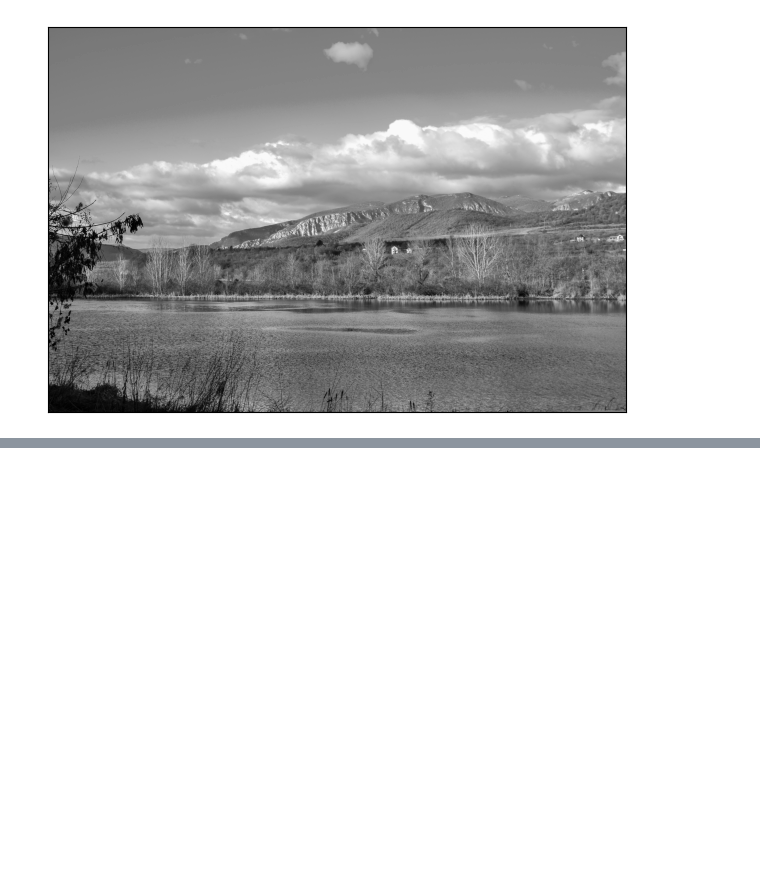
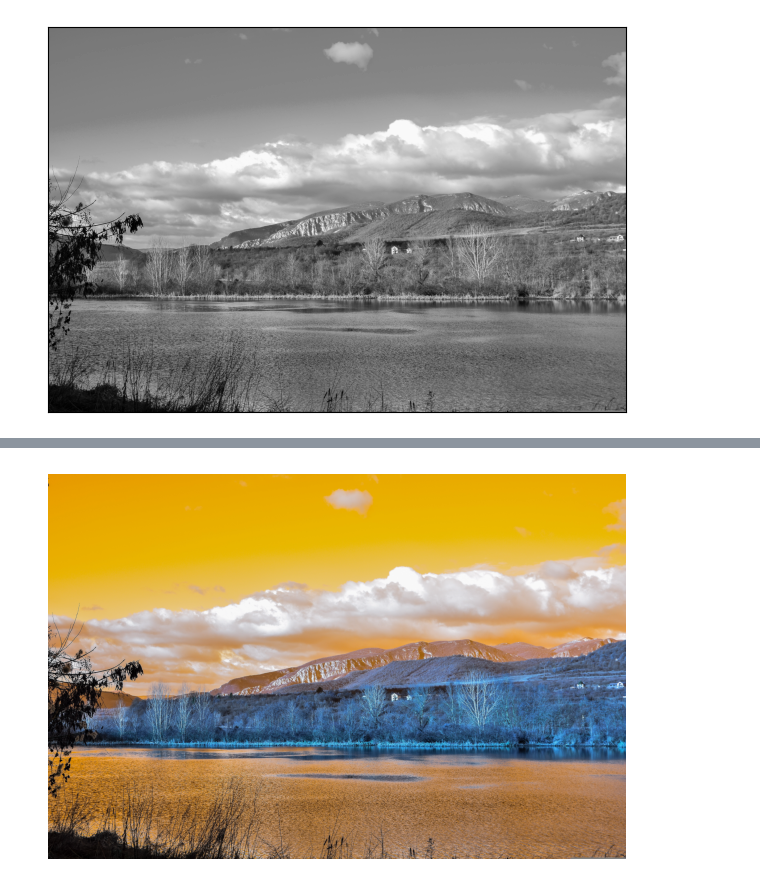
Before and after one commit to dgando-bit/Computer-Vision-Pipeline, a Jupyter notebook: dl/experiments/cv.ipynb, the cells around one changed output, grey strips where cells are left out. Cells and saved outputs as stored; diff of their text form; code cells hidden in the pictures; blank space fills up the shorter version.

```diff
--- a/dl/experiments/cv.ipynb
+++ b/dl/experiments/cv.ipynb
@@ -26,0 +59,9 @@ plt.show();
+# %%
+plt.figure(figsize = (8,5))
+plt.imshow(img_color)
+#plt.xticks([])
+#plt.yticks([])
+plt.axis('off')
+plt.show()
+# %% [output]
+[figure, added]
```
Also changed, not shown: parts of 6 cells of this notebook, 1 other file.
